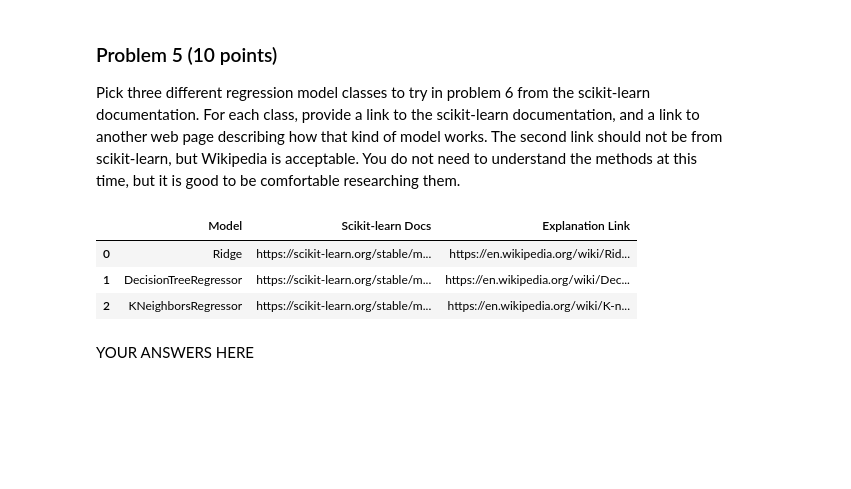
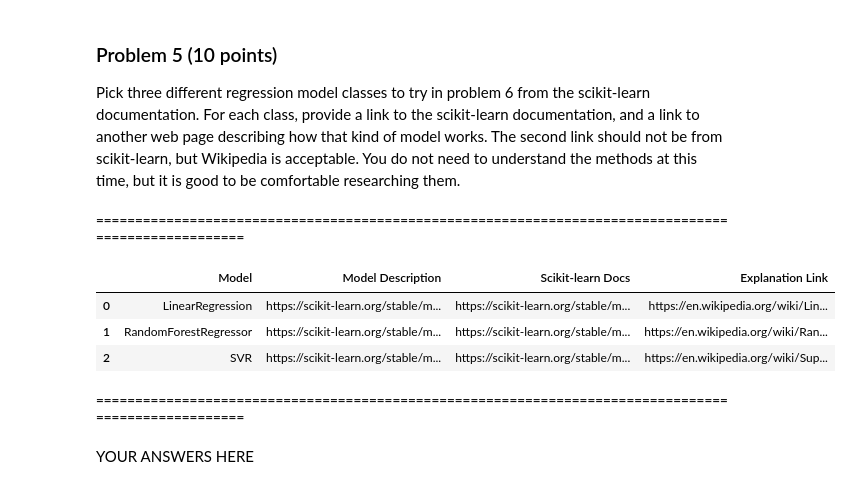
Before and after one commit to epsh3069/dx602-final-project, a Jupyter notebook: project.ipynb, the cells around one changed output. Saved outputs shown, nothing was run; the diff lists cells and outputs as text; code cells hidden in the pictures; blank space fills up the shorter version.

```diff
--- a/project.ipynb
+++ b/project.ipynb
@@ -378,36 +378,46 @@ You do not need to understand the methods at this time, but it is good to be com
 # %%
 models_research = pd.DataFrame({
     'Model': [
-        'Ridge',
-        'DecisionTreeRegressor',
-        'KNeighborsRegressor'
+        'LinearRegression',
+        'RandomForestRegressor',
+        'SVR'
+    ],
+    'Model Description': [
+        'https://scikit-learn.org/stable/modules/linear_model.html',
+        'https://scikit-learn.org/stable/modules/ensemble.html',
+        'https://scikit-learn.org/stable/modules/svm.html'
     ],
     'Scikit-learn Docs': [
-        'https://scikit-learn.org/stable/modules/generated/sklearn.linear_model.Ridge.html',
-        'https://scikit-learn.org/stable/modules/generated/sklearn.tree.DecisionTreeRegressor.html',
-        'https://scikit-learn.org/stable/modules/generated/sklearn.neighbors.KNeighborsRegressor.html'
+        'https://scikit-learn.org/stable/modules/generated/sklearn.linear_model.LinearRegression.html',
+        'https://scikit-learn.org/stable/modules/generated/sklearn.ensemble.RandomForestRegressor.html',
+        'https://scikit-learn.org/stable/modules/generated/sklearn.svm.SVR.html'
     ],
     'Explanation Link': [
-        'https://en.wikipedia.org/wiki/Ridge_regression',
-        'https://en.wikipedia.org/wiki/Decision_tree_learning',
-        'https://en.wikipedia.org/wiki/K-nearest_neighbors_algorithm'
+        'https://en.wikipedia.org/wiki/Linear_regression',
+        'https://en.wikipedia.org/wiki/Random_forest',
+        'https://en.wikipedia.org/wiki/Support_vector_machine'
     ]
 })
 
 # Make links clickable
 def make_clickable(url):
     return f'<a href="{url}" target="_blank">{url}</a>'
 
 models_research_styled = models_research.style.format({
+    'Model Description': make_clickable,
     'Scikit-learn Docs': make_clickable,
     'Explanation Link': make_clickable
 })
 
+print('\n' + '='*100 + '\n')
 display(models_research_styled)
+print('\n' + '='*100 + '\n')
 # %% [output]
+====================================================================================================
-|  | Model | Scikit-learn Docs | Explanation Link |
-| 0 | Ridge | https://scikit-learn.org/stable/m... | https://en.wikipedia.org/wiki/Rid... |
-| 1 | DecisionTreeRegressor | https://scikit-learn.org/stable/m... | https://en.wikipedia.org/wiki/Dec... |
-| 2 | KNeighborsRegressor | https://scikit-learn.org/stable/m... | https://en.wikipedia.org/wiki/K-n... |
+|  | Model | Model Description | Scikit-learn Docs | Explanation Link |
+| 0 | LinearRegression | https://scikit-learn.org/stable/m... | https://scikit-learn.org/stable/m... | https://en.wikipedia.org/wiki/Lin... |
+| 1 | RandomForestRegressor | https://scikit-learn.org/stable/m... | https://scikit-learn.org/stable/m... | https://en.wikipedia.org/wiki/Ran... |
+| 2 | SVR | https://scikit-learn.org/stable/m... | https://scikit-learn.org/stable/m... | https://en.wikipedia.org/wiki/Sup... |
+====================================================================================================
 # %% [markdown]
 YOUR ANSWERS HERE
```
Also changed, not shown: parts of 12 cells of this notebook.
